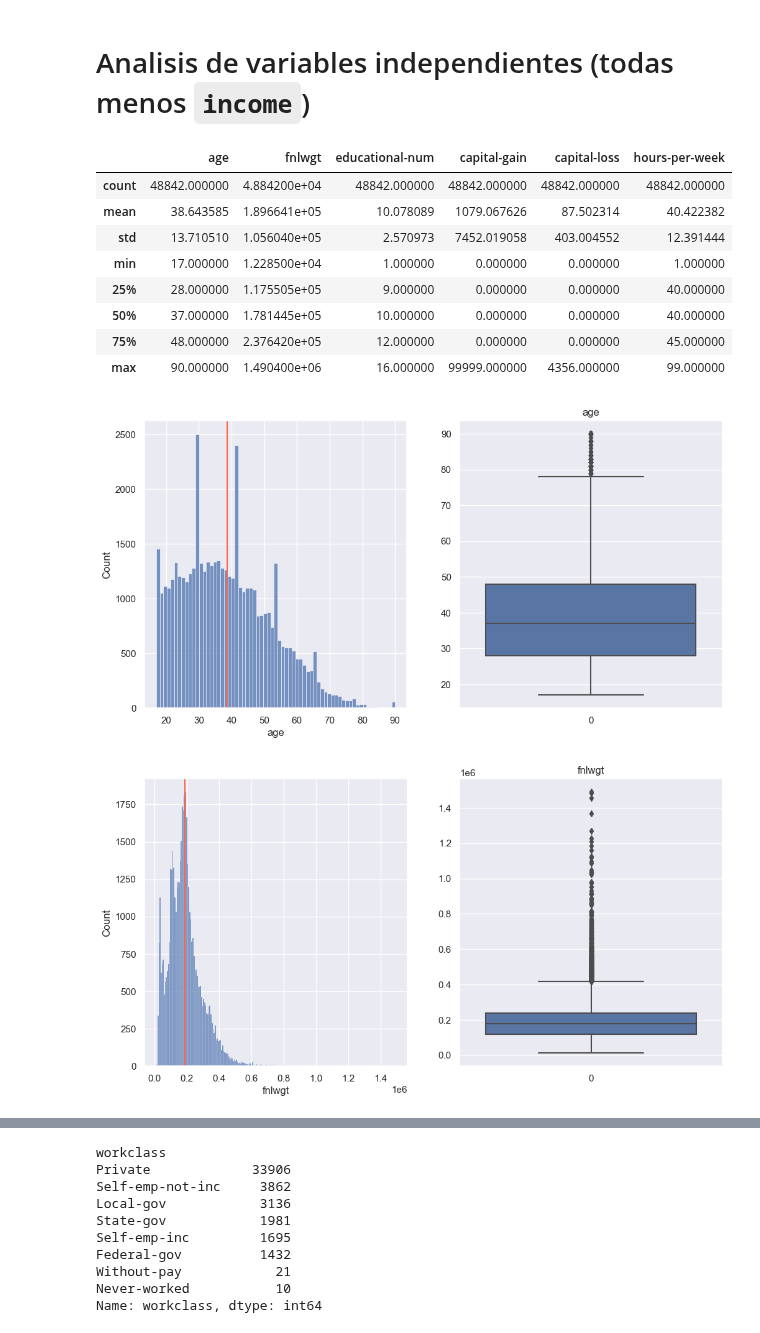
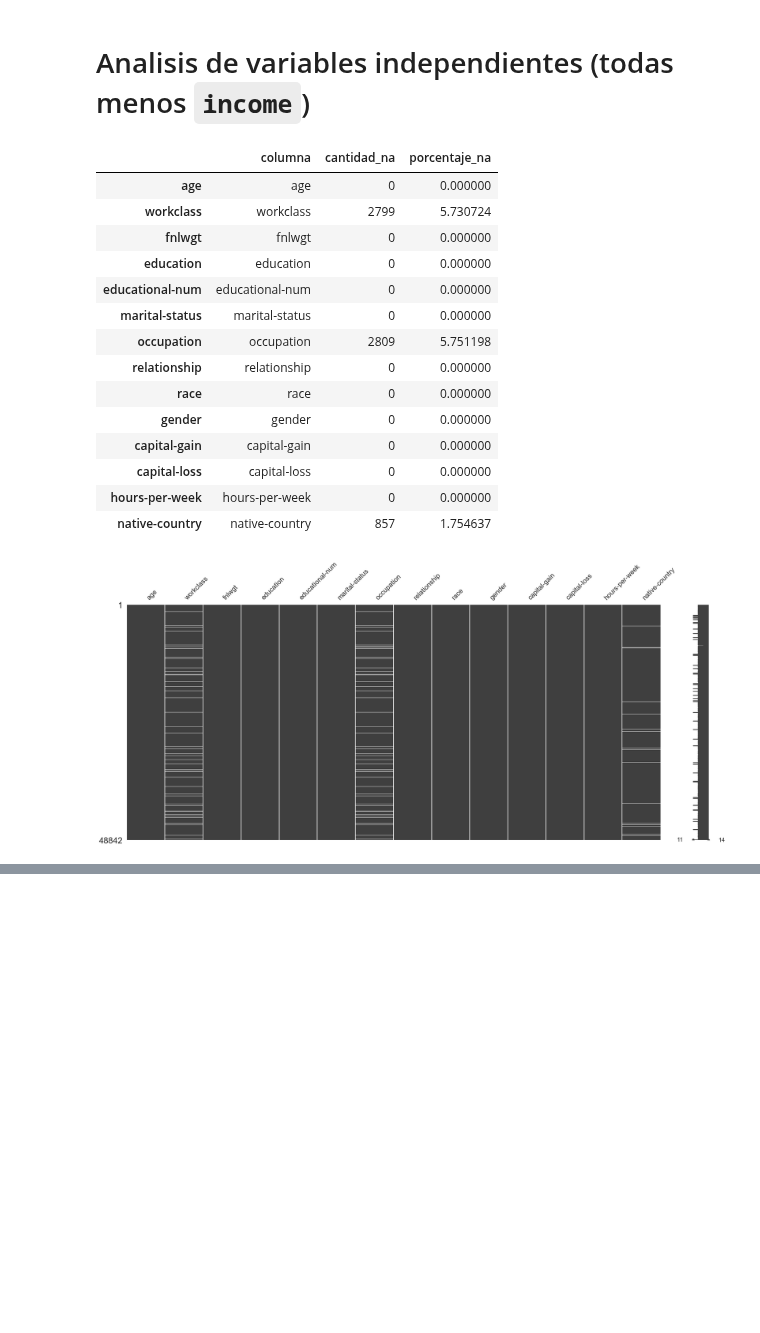
Before and after one commit to JavierRojas14/personal, a Jupyter notebook: G56/fundamentos-data-science/hito_2/hito_2_enunciado_1.ipynb, the cells around one changed output, grey strips where cells are left out. Cells and saved outputs as stored; diff of their text form; code cells hidden in the pictures; blank space fills up the shorter version.

Commit message:
Crea resumen de porcentajes de faltantes

```diff
--- a/G56/fundamentos-data-science/hito_2/hito_2_enunciado_1.ipynb
+++ b/G56/fundamentos-data-science/hito_2/hito_2_enunciado_1.ipynb
@@ -53,18 +53,23 @@ Ademas, la variable carece de algun valor faltante.
 # %%
 variables_independientes = df.drop(columns='income')
 numericas, categoricas = aux.separar_df_a_numericas_categoricas(variables_independientes)
-aux.analizar_distribucion_variables_numericas(numericas)
-aux.analizar_distribucion_variables_categoricas(categoricas)
+# aux.analizar_distribucion_variables_numericas(numericas)
+# aux.analizar_distribucion_variables_categoricas(categoricas)
 aux.analizar_valores_faltantes(variables_independientes)
 # %% [output]
-|  | age | fnlwgt | educational-num | capital-gain | capital-loss | hours-per-week |
-| count | 48842.000000 | 4.884200e+04 | 48842.000000 | 48842.000000 | 48842.000000 | 48842.000000 |
-| mean | 38.643585 | 1.896641e+05 | 10.078089 | 1079.067626 | 87.502314 | 40.422382 |
-| std | 13.710510 | 1.056040e+05 | 2.570973 | 7452.019058 | 403.004552 | 12.391444 |
-| min | 17.000000 | 1.228500e+04 | 1.000000 | 0.000000 | 0.000000 | 1.000000 |
-| 25% | 28.000000 | 1.175505e+05 | 9.000000 | 0.000000 | 0.000000 | 40.000000 |
-| 50% | 37.000000 | 1.781445e+05 | 10.000000 | 0.000000 | 0.000000 | 40.000000 |
-| 75% | 48.000000 | 2.376420e+05 | 12.000000 | 0.000000 | 0.000000 | 45.000000 |
-| max | 90.000000 | 1.490400e+06 | 16.000000 | 99999.000000 | 4356.000000 | 99.000000 |
+|  | columna | cantidad_na | porcentaje_na |
+| age | age | 0 | 0.000000 |
+| workclass | workclass | 2799 | 5.730724 |
+| fnlwgt | fnlwgt | 0 | 0.000000 |
+| education | education | 0 | 0.000000 |
+| educational-num | educational-num | 0 | 0.000000 |
+| marital-status | marital-status | 0 | 0.000000 |
+| occupation | occupation | 2809 | 5.751198 |
+| relationship | relationship | 0 | 0.000000 |
+| race | race | 0 | 0.000000 |
+| gender | gender | 0 | 0.000000 |
+| capital-gain | capital-gain | 0 | 0.000000 |
+| capital-loss | capital-loss | 0 | 0.000000 |
+| hours-per-week | hours-per-week | 0 | 0.000000 |
+| native-country | native-country | 857 | 1.754637 |
-[figure, old version]
+[figure, new version]
-[figure, removed]
@@ -75,10 +75,0 @@ aux.analizar_valores_faltantes(variables_independientes)
-workclass
-Private             33906
-Self-emp-not-inc     3862
-Local-gov            3136
-State-gov            1981
-Self-emp-inc         1695
-Federal-gov          1432
-Without-pay            21
-Never-worked           10
-Name: workclass, dtype: int64
```
Also changed, not shown: parts of 2 cells of this notebook, 1 other file.
